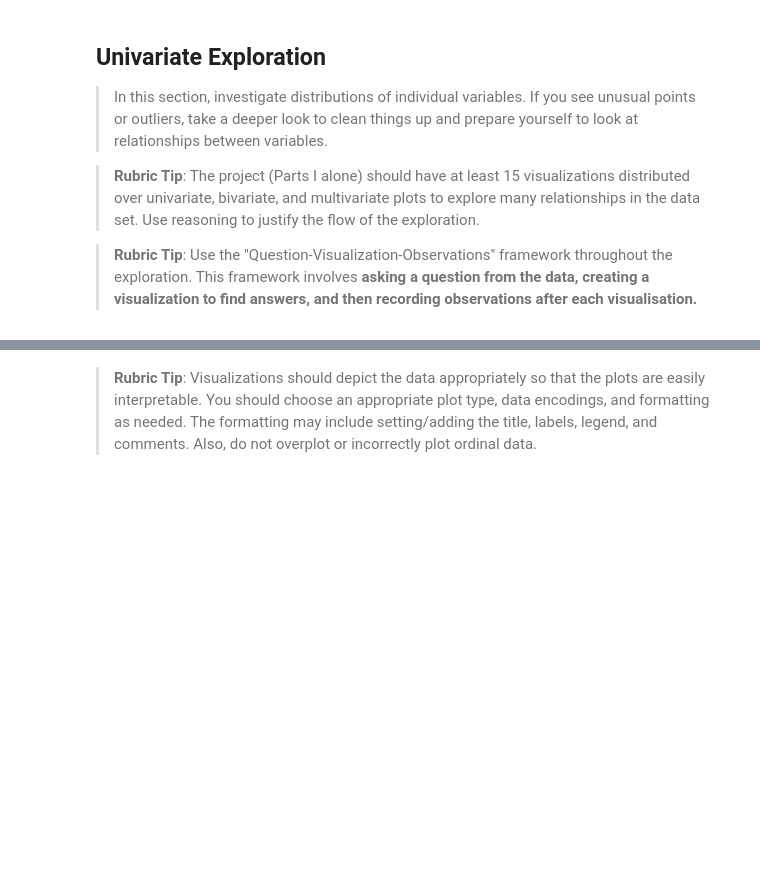
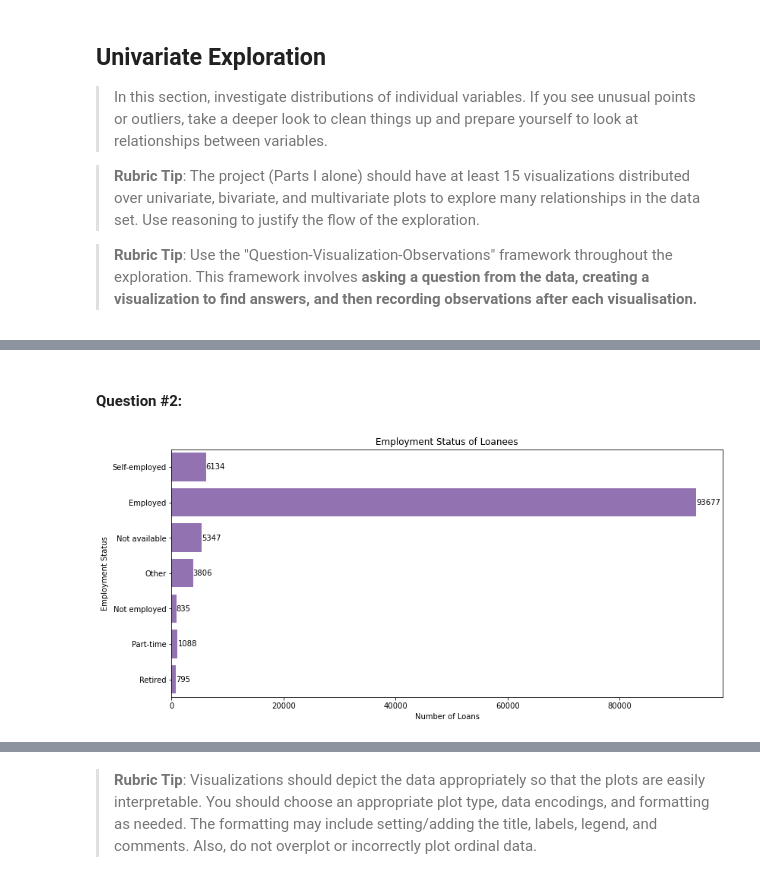
Before and after one commit to zadmainda/exploratory-visuals, a Jupyter notebook: Part_I_exploration.ipynb, the cells around one changed output, grey strips where cells are left out. Drawn from its saved outputs; the diff is of its cells as text; code cells hidden in the pictures; blank space fills up the shorter version.

```diff
--- a/Part_I_exploration.ipynb
+++ b/Part_I_exploration.ipynb
@@ -342,0 +393,12 @@ loan_clean
+# %% [markdown]
+#### Question #2:
+# %%
+plt.figure(figsize = (13,6))
+
+draw_bar('EmploymentStatus')
+
+plt.xlabel('Number of Loans')
+plt.ylabel('Employment Status')
+plt.title('Employment Status of Loanees');
+# %% [output]
+[figure, added]
```
Also changed, not shown: parts of 29 cells of this notebook, 1 other file.
